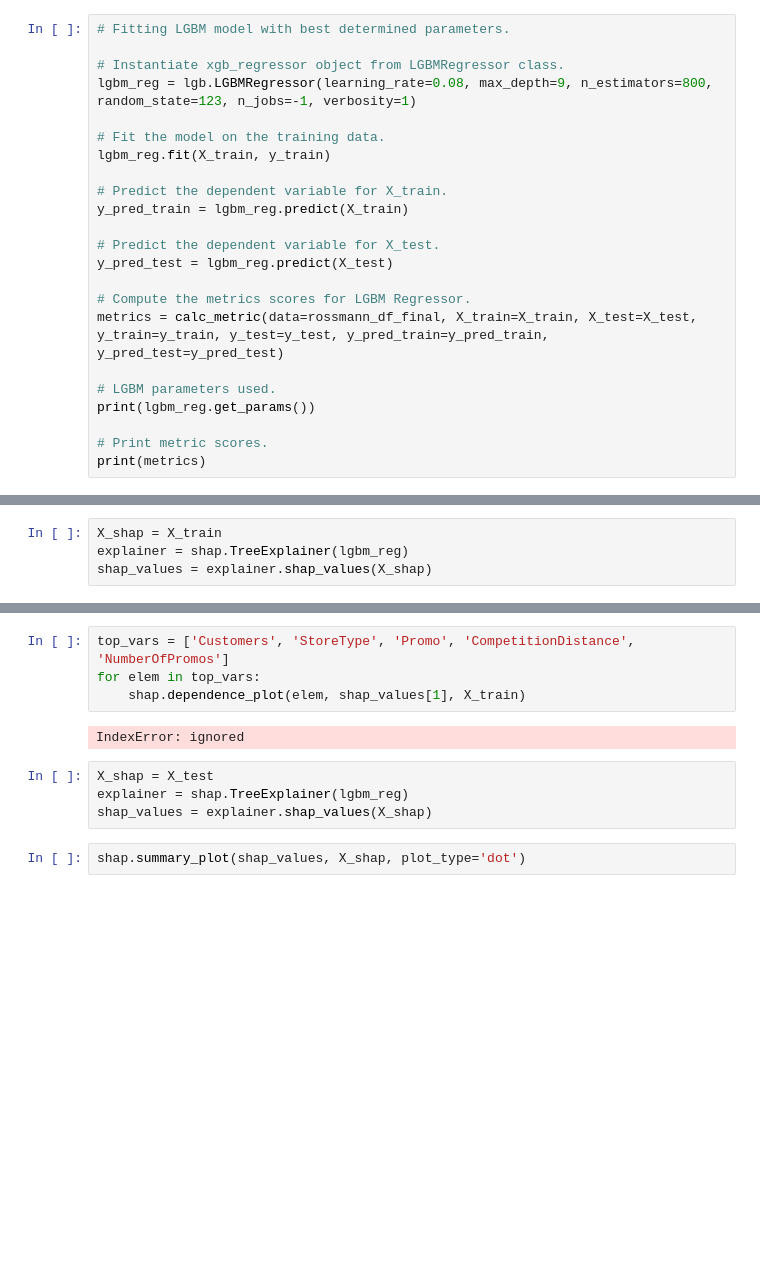
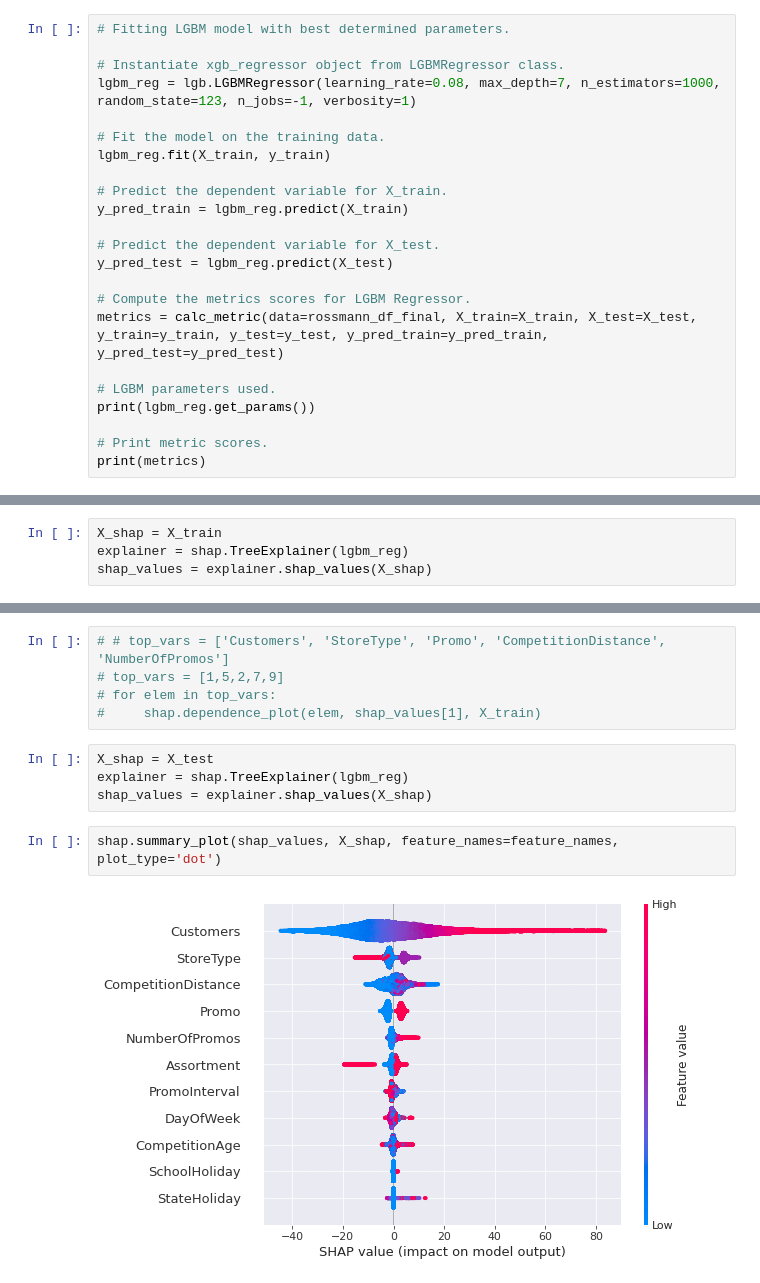
Before and after one commit to Adityasingh675/Supervised-ML-Regression, a Jupyter notebook: Rossmann_Sales_Prediction_Capstone_Project.ipynb, the cells around one changed output, grey strips where cells are left out. Saved outputs shown, nothing was run; the diff lists cells and outputs as text; blank space fills up the shorter version.

```diff
--- a/Rossmann_Sales_Prediction_Capstone_Project.ipynb
+++ b/Rossmann_Sales_Prediction_Capstone_Project.ipynb
@@ -1478,7 +1554,7 @@ The above code cell's output shows the best hyperparameters for the LightGBM mod
 # Fitting LGBM model with best determined parameters.
 
 # Instantiate xgb_regressor object from LGBMRegressor class.
-lgbm_reg = lgb.LGBMRegressor(learning_rate=0.08, max_depth=9, n_estimators=800, random_state=123, n_jobs=-1, verbosity=1)
+lgbm_reg = lgb.LGBMRegressor(learning_rate=0.08, max_depth=7, n_estimators=1000, random_state=123, n_jobs=-1, verbosity=1)
 
 # Fit the model on the training data.
 lgbm_reg.fit(X_train, y_train)
@@ -1791,12 +1866,13 @@ shap.summary_plot(shap_values, X_shap, feature_names=feature_names, plot_type='d
 # %%
-top_vars = ['Customers', 'StoreType', 'Promo', 'CompetitionDistance', 'NumberOfPromos']
-for elem in top_vars:
-    shap.dependence_plot(elem, shap_values[1], X_train)
+# # top_vars = ['Customers', 'StoreType', 'Promo', 'CompetitionDistance', 'NumberOfPromos']
+# top_vars = [1,5,2,7,9]
+# for elem in top_vars:
+#     shap.dependence_plot(elem, shap_values[1], X_train)
-# %% [output]
-IndexError: ignored
 # %%
 X_shap = X_test
 explainer = shap.TreeExplainer(lgbm_reg)
 shap_values = explainer.shap_values(X_shap)
 # %%
-shap.summary_plot(shap_values, X_shap, plot_type='dot')
+shap.summary_plot(shap_values, X_shap, feature_names=feature_names, plot_type='dot')
+# %% [output]
+[figure, added]
```
Also changed, not shown: parts of 34 cells of this notebook.
